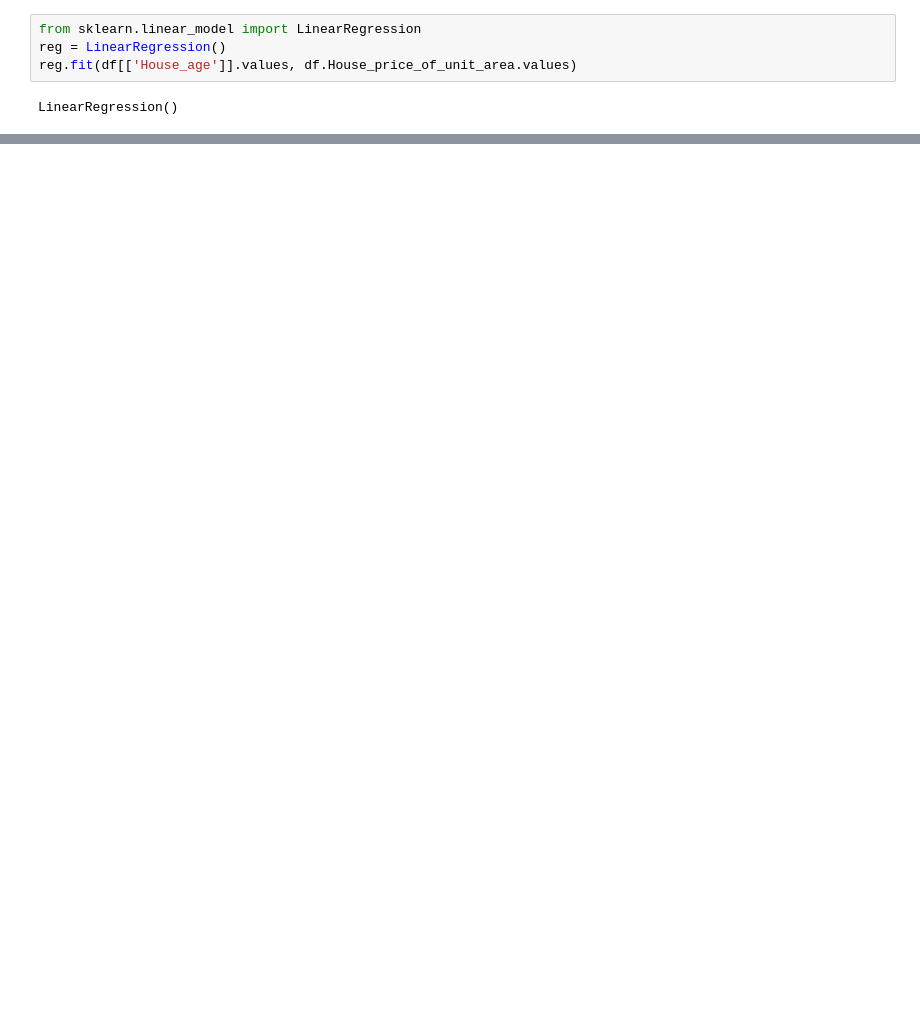
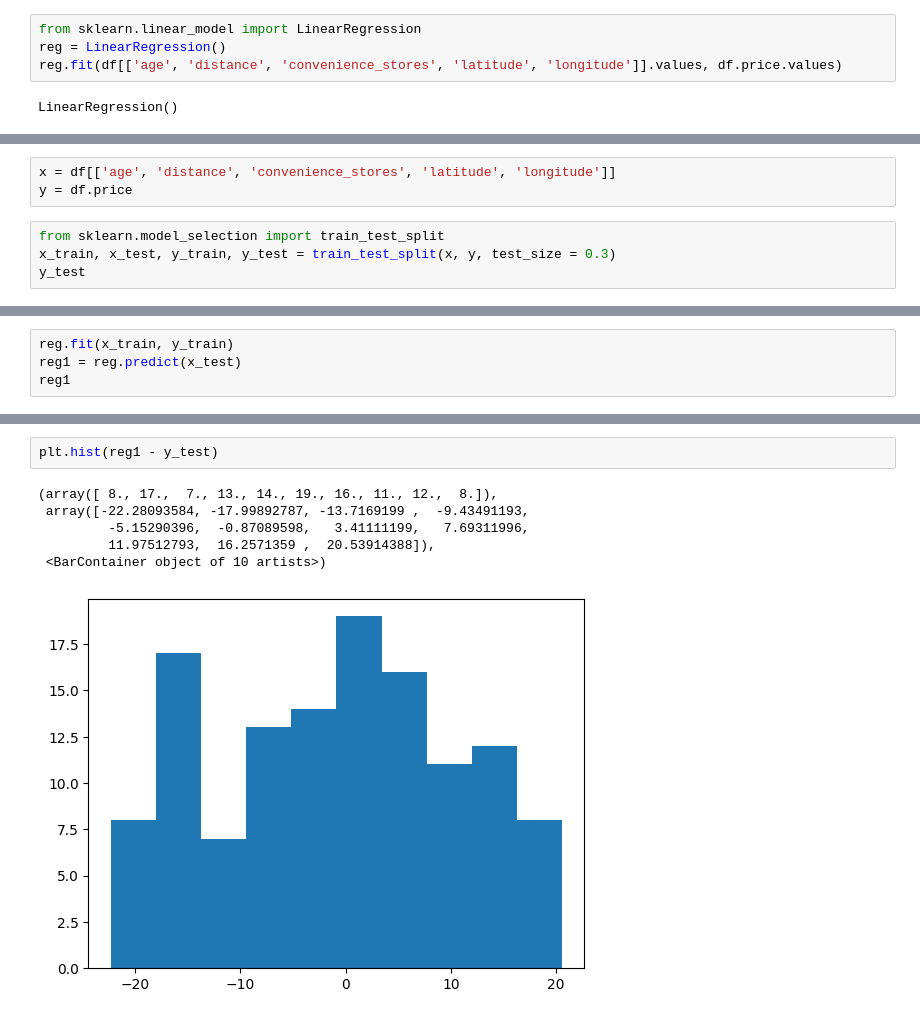
Before and after one commit to skhicha/Shubham-Khicha, a Jupyter notebook: python5.ipynb, the cells around one changed output, grey strips where cells are left out. Saved outputs shown, nothing was run; the diff lists cells and outputs as text; blank space fills up the shorter version.

```diff
--- a/python5.ipynb
+++ b/python5.ipynb
@@ -14,6 +14,6 @@ df1.head()
 # %%
 from sklearn.linear_model import LinearRegression
 reg = LinearRegression()
-reg.fit(df[['House_age']].values, df.House_price_of_unit_area.values)
+reg.fit(df[['age', 'distance', 'convenience_stores', 'latitude', 'longitude']].values, df.price.values)
 # %% [output]
 LinearRegression()
@@ -51,0 +25,7 @@ df2
+# %%
+x = df[['age', 'distance', 'convenience_stores', 'latitude', 'longitude']]
+y = df.price
+# %%
+from sklearn.model_selection import train_test_split
+x_train, x_test, y_train, y_test = train_test_split(x, y, test_size = 0.3)
+y_test
@@ -51,0 +45,4 @@ df2
+# %%
+reg.fit(x_train, y_train)
+reg1 = reg.predict(x_test)
+reg1
@@ -51,0 +67,9 @@ df2
+# %%
+plt.hist(reg1 - y_test)
+# %% [output]
+(array([ 8., 17.,  7., 13., 14., 19., 16., 11., 12.,  8.]),
+ array([-22.28093584, -17.99892787, -13.7169199 ,  -9.43491193,
+         -5.15290396,  -0.87089598,   3.41111199,   7.69311996,
+         11.97512793,  16.2571359 ,  20.53914388]),
+ <BarContainer object of 10 artists>)
+[figure, added]
```
Also changed, not shown: parts of 14 cells of this notebook.
